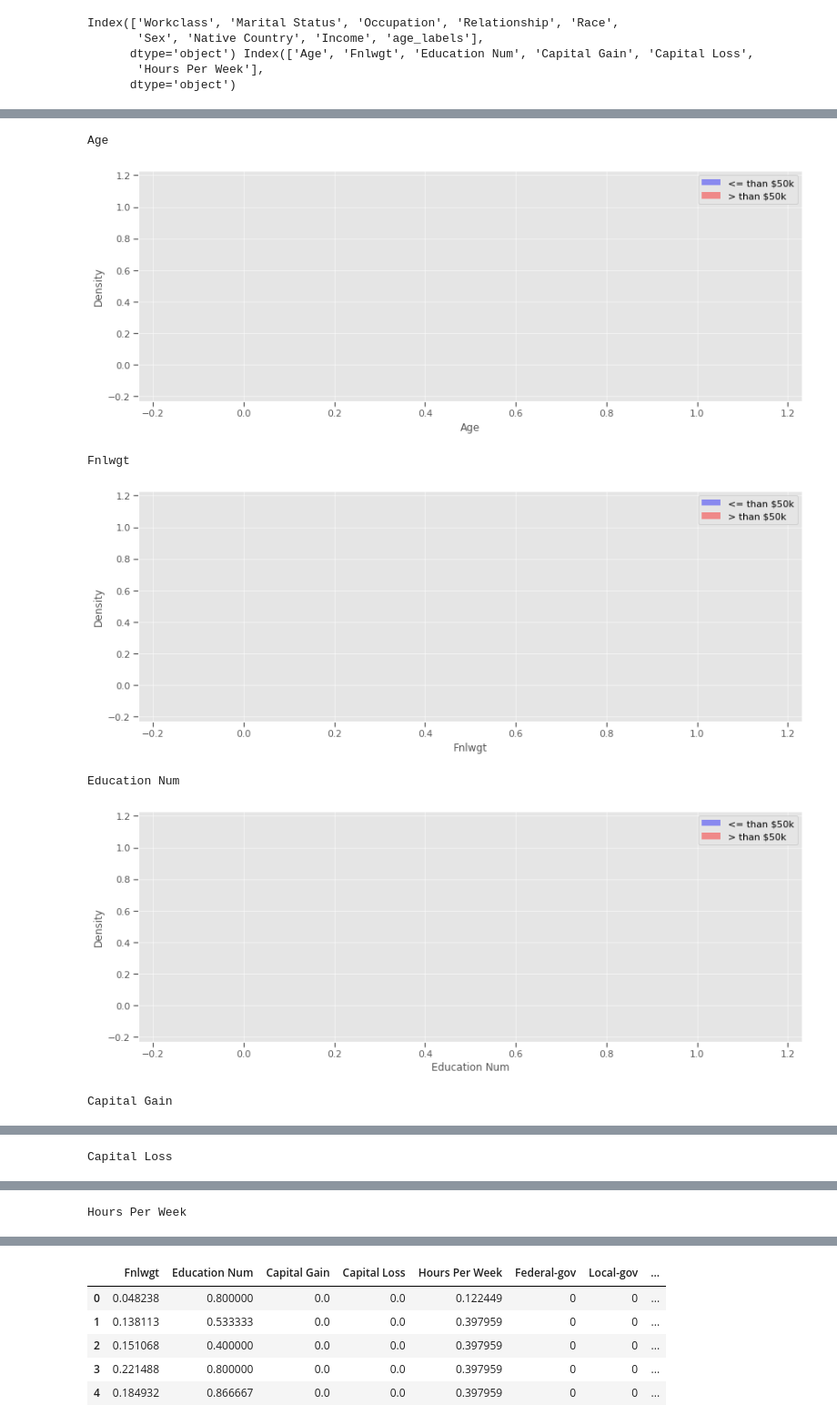
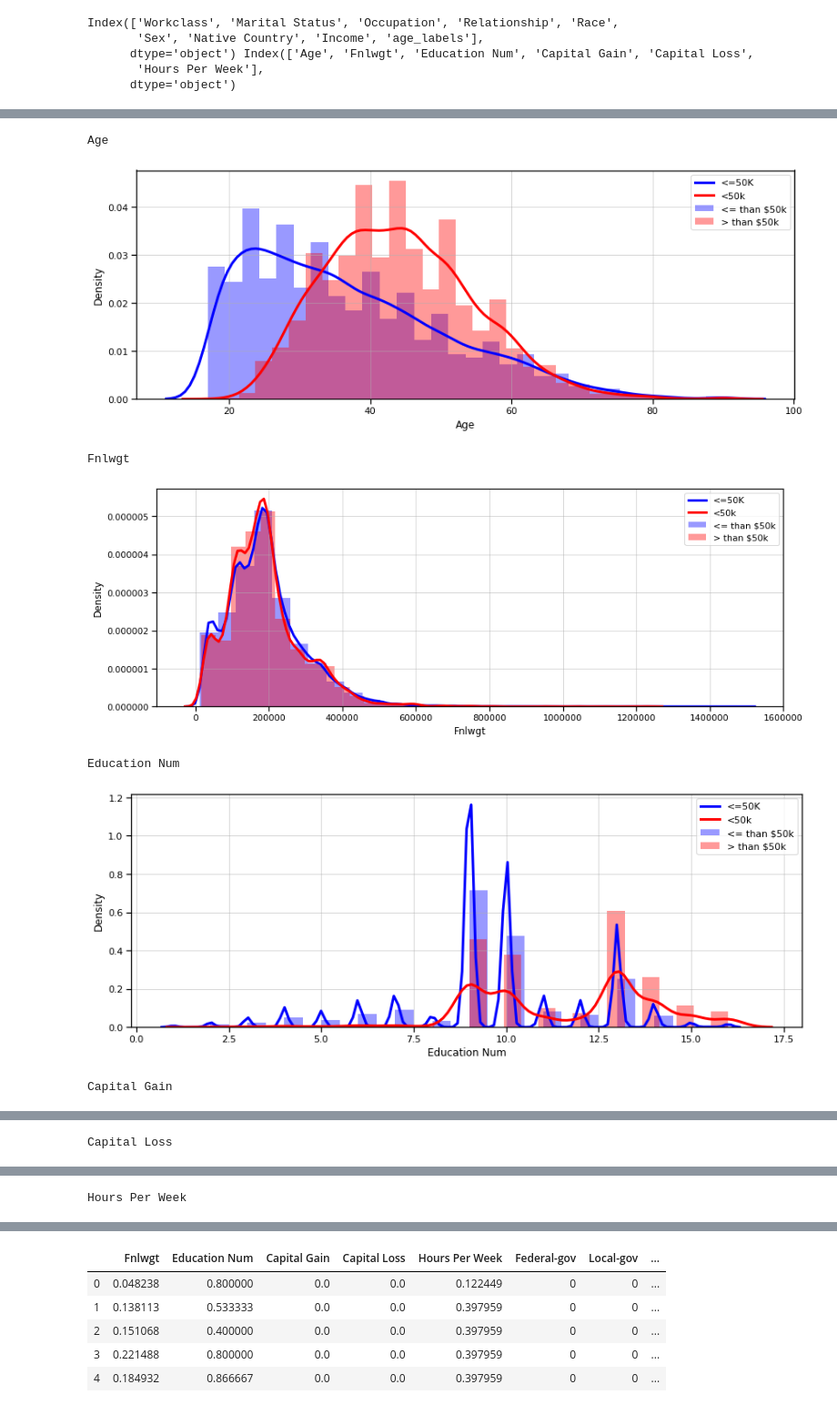
Before and after one commit to rkrishn7/CSE146_Final, a Jupyter notebook: Project.ipynb, the cells around one changed output, grey strips where cells are left out. Shown at 91% size. Saved outputs shown, nothing was run; the diff lists cells and outputs as text; code cells hidden in the pictures.

```diff
--- a/Project.ipynb
+++ b/Project.ipynb
@@ -304,23 +341,22 @@ Hours Per Week
 # %%
 for col in numcols:
     #if col != 'Education Num':
     print(col)
-    df[[col]] = scaler.fit_transform(df[[col]])
     plt.figure(figsize=(14,5))
     plt.style.use('seaborn-colorblind')
     sns.set_context("notebook")
     plt.grid(True, alpha=0.5)
     sns.distplot(dataframe.loc[dataframe['Income'] == ' <=50K', col], label = '<= than $50k',bins=30, kde_kws={"color": "b", "lw": 3, "label": "<=50K"}, hist_kws={"color": "b", "label": "<=50K"} )
     sns.distplot(dataframe.loc[dataframe['Income'] == ' >50K', col], label = '> than $50k',bins=30, kde_kws={"color": "r", "lw": 3, "label": "<50k"},  hist_kws={"color": "r", "label": "<50k"})
     plt.xlabel(col)
     plt.ylabel('Density')
     plt.legend()
     plt.show()
 # %% [output]
 Age
-[figure, old version]
+[figure, new version]
 Fnlwgt
-[figure, old version]
+[figure, new version]
 Education Num
-[figure, old version]
+[figure, new version]
 Capital Gain
```
Also changed, not shown: parts of 14 cells of this notebook.
